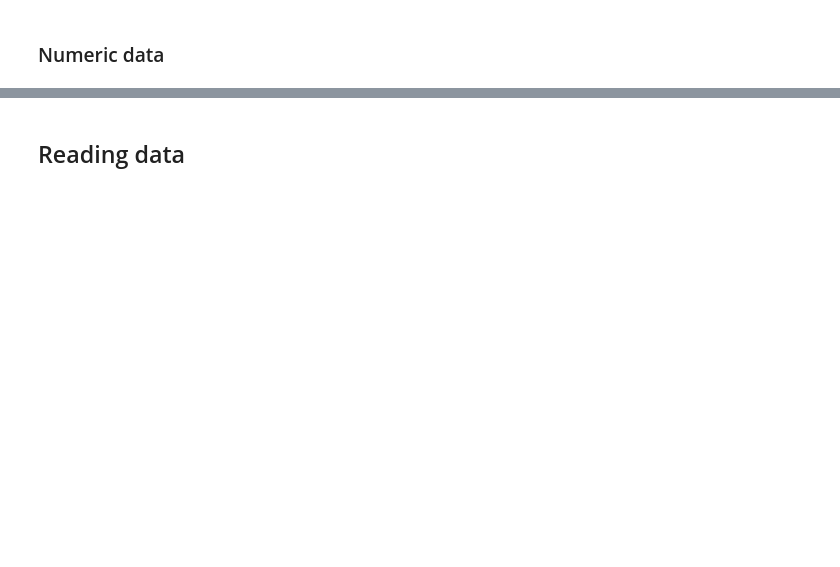
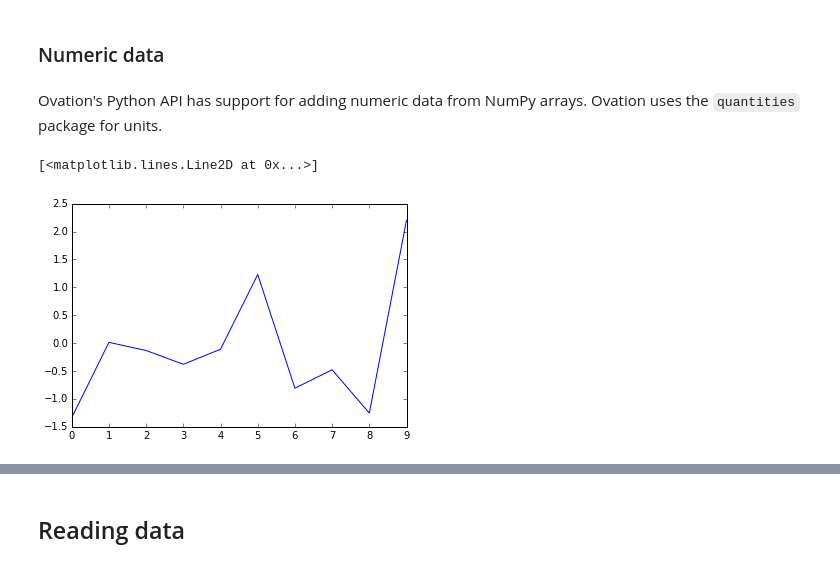
Before and after one commit to physion/ovation-python, a Jupyter notebook: examples/ovation-python_intro.ipynb, the cells around one changed output, grey strips where cells are left out. Drawn from its saved outputs; the diff is of its cells as text; code cells hidden in the pictures; blank space fills up the shorter version.

```diff
--- a/examples/ovation-python_intro.ipynb
+++ b/examples/ovation-python_intro.ipynb
@@ -119,2 +124,13 @@ m_tabular = insert_tabular_measurement(epoch,
 # %% [markdown]
 ### Numeric data
+# %% [markdown]
+Ovation's Python API has support for adding numeric data from NumPy arrays. Ovation uses the `quantities` package for units.
+# %%
+data = np.random.randn(10) * pq.mV
+data.sampling_rates = [100 * pq.Hz] # Each dimension must have a sampling rate
+data.labels = ['time series'] # Each dimension must have a label
+# %%
+plt.plot(np.asarray(data))
+# %% [output]
+[<matplotlib.lines.Line2D at 0x...>]
+[figure, added]
```
Also changed, not shown: parts of 19 cells of this notebook, 3 other files.
